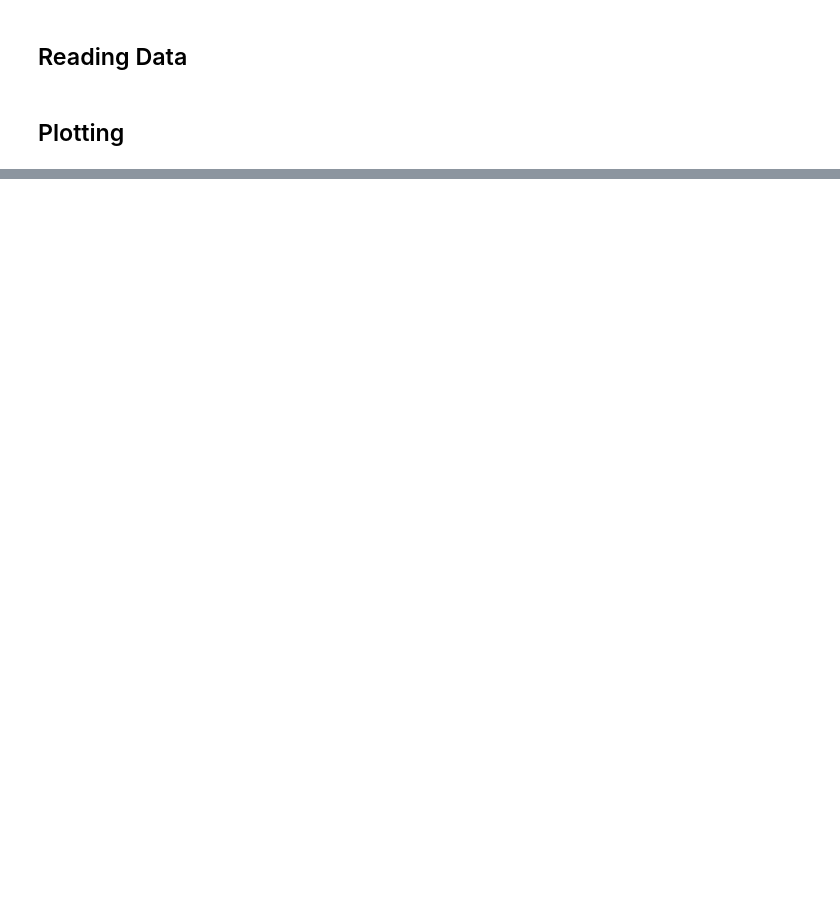
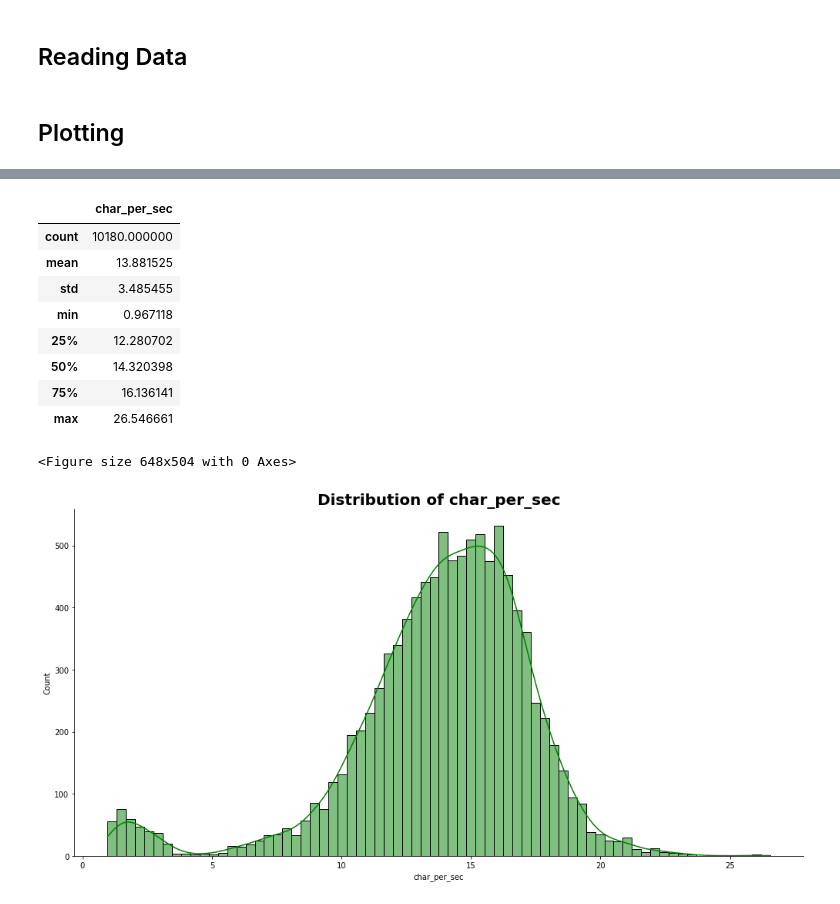
Before and after one commit to 10-Academy-Batch-4-Week-4/Swahili-Speech-To-Text, a Jupyter notebook: notebooks/EDA.ipynb, the cells around one changed output, grey strips where cells are left out. Cells and saved outputs as stored; diff of their text form; code cells hidden in the pictures; blank space fills up the shorter version.

```diff
--- a/notebooks/EDA.ipynb
+++ b/notebooks/EDA.ipynb
@@ -19,0 +99,6 @@ def audio_test(data:pd.DataFrame,col:str,row:int):
+# %%
+def remove_space(snt: str) -> str:
+    sent_list =snt.split(' ')
+    return ''.join(sent_list)
+# %%
+meta_data['trans_len'] = meta_data['transcription'].apply(lambda x: len(remove_space(x)))
@@ -19,0 +143,2 @@ def audio_test(data:pd.DataFrame,col:str,row:int):
+# %%
+meta_data['char_per_sec'] = meta_data['trans_len']/meta_data['duration']
@@ -19,0 +161,16 @@ def audio_test(data:pd.DataFrame,col:str,row:int):
+# %%
+char_per_sec_df = meta_data[['char_per_sec', 'filename']]
+display(char_per_sec_df.describe())
+plots.plot_hist(char_per_sec_df, 'char_per_sec', 'green')
+# %% [output]
+|  | char_per_sec |
+| count | 10180.000000 |
+| mean | 13.881525 |
+| std | 3.485455 |
+| min | 0.967118 |
+| 25% | 12.280702 |
+| 50% | 14.320398 |
+| 75% | 16.136141 |
+| max | 26.546661 |
+<Figure size 648x504 with 0 Axes>
+[figure, added]
```
Also changed, not shown: parts of 17 cells of this notebook, 1 other file.
